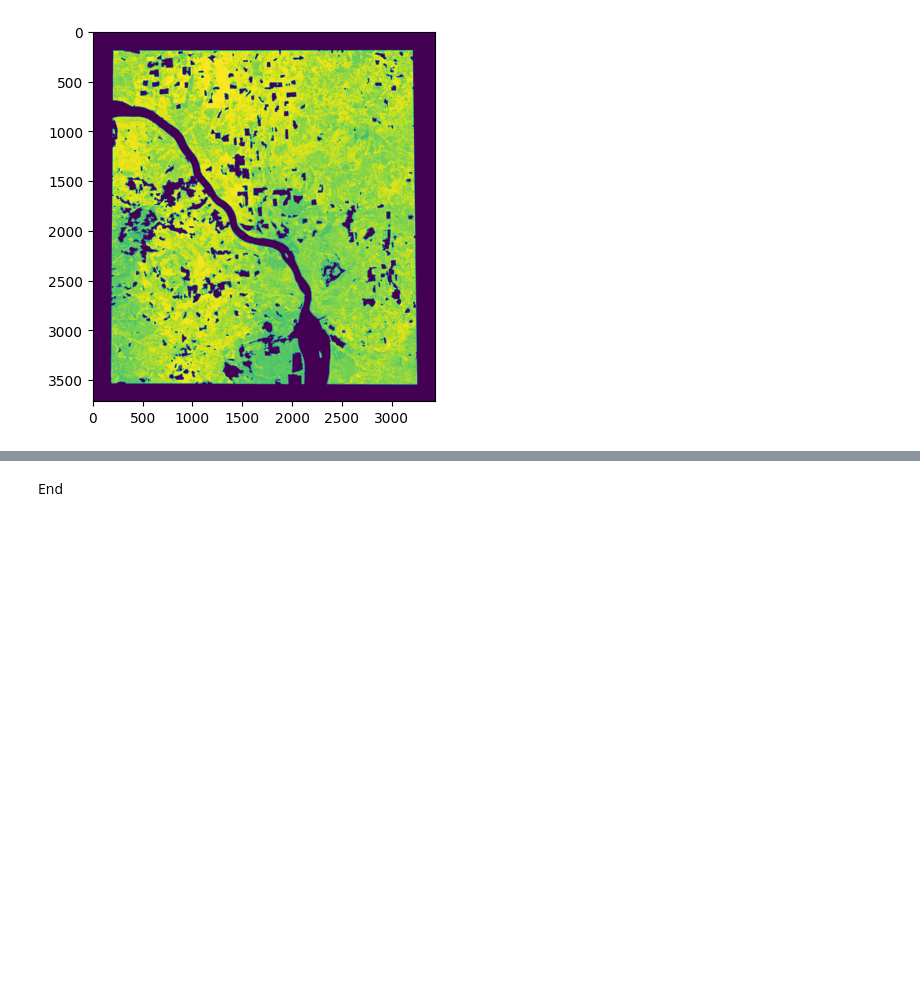
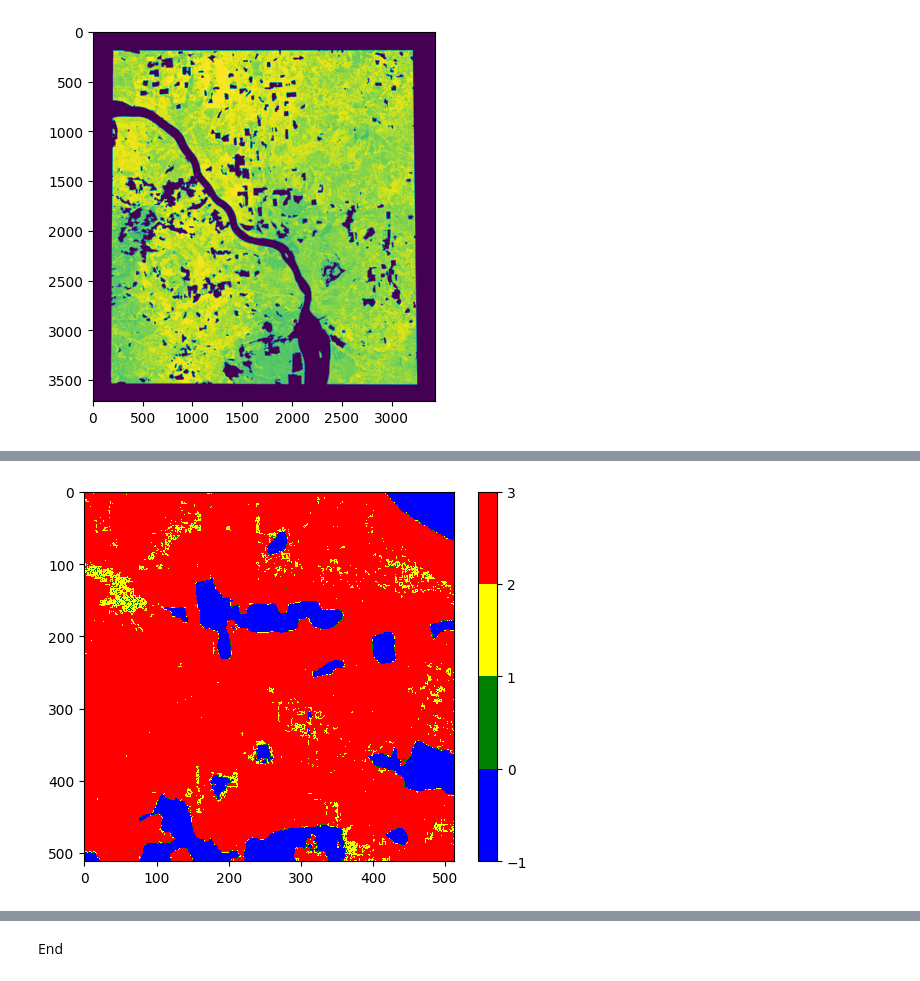
Before and after one commit to mishagrol/MLForestMapping, a Jupyter notebook: notebooks/Inference.ipynb, the cells around one changed output, grey strips where cells are left out. Drawn from its saved outputs; the diff is of its cells as text; code cells hidden in the pictures; blank space fills up the shorter version.

```diff
--- a/notebooks/Inference.ipynb
+++ b/notebooks/Inference.ipynb
@@ -255,0 +375,21 @@ plt.imshow(output_mask_proba)
+# %%
+import matplotlib.pyplot as plt
+import numpy as np
+import matplotlib.colors as mcolors
+
+# Пример данных
+# forest_tile = np.random.rand(10, 10)
+
+# Определяем границы для дискретной шкалы
+boundaries = [-1, 0, 1, 2, 3]
+
+# Создаем дискретную цветовую карту
+cmap = mcolors.ListedColormap(['blue', 'green', 'yellow', 'orange', 'red'])
+norm = mcolors.BoundaryNorm(boundaries, cmap.N, clip=True)
+
+# Отображаем изображение
+plt.imshow(forest_tile, cmap=cmap, norm=norm)
+plt.colorbar(boundaries=boundaries, ticks=boundaries)
+plt.show()
+# %% [output]
+[figure, added]
```
Also changed, not shown: parts of 9 cells of this notebook, 2 other files.
